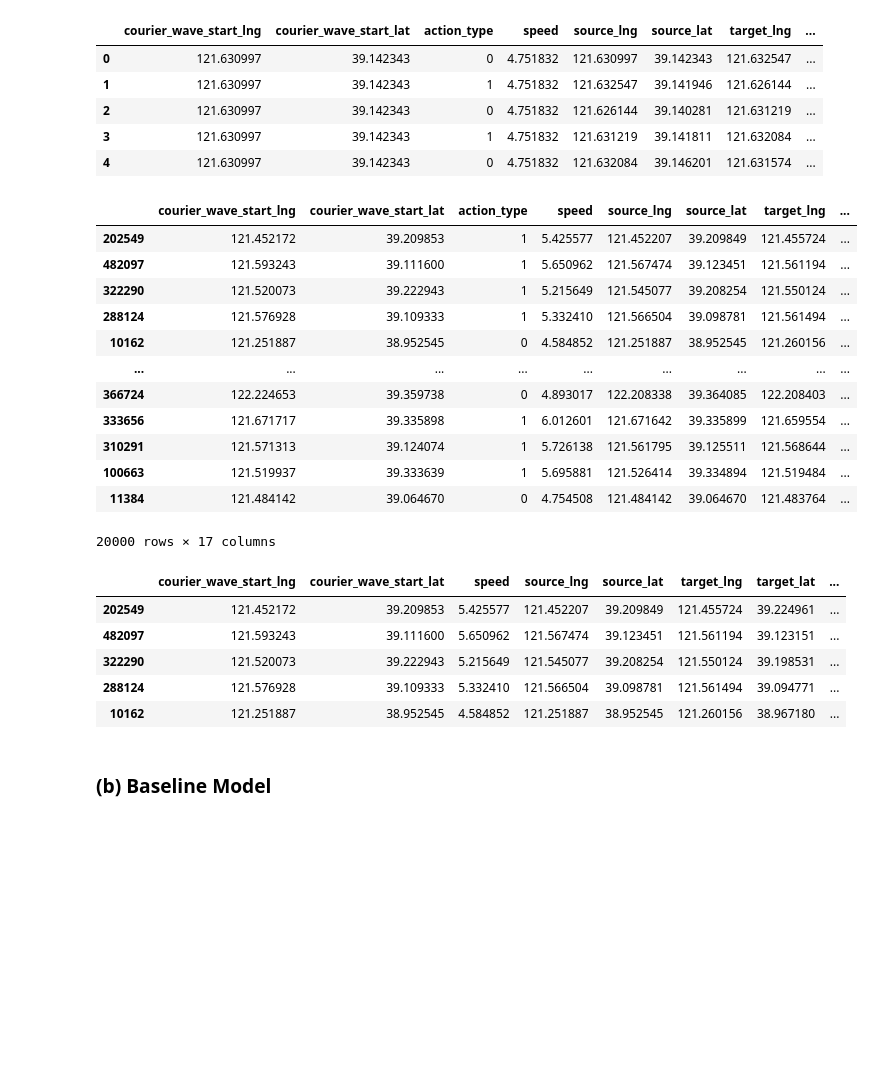
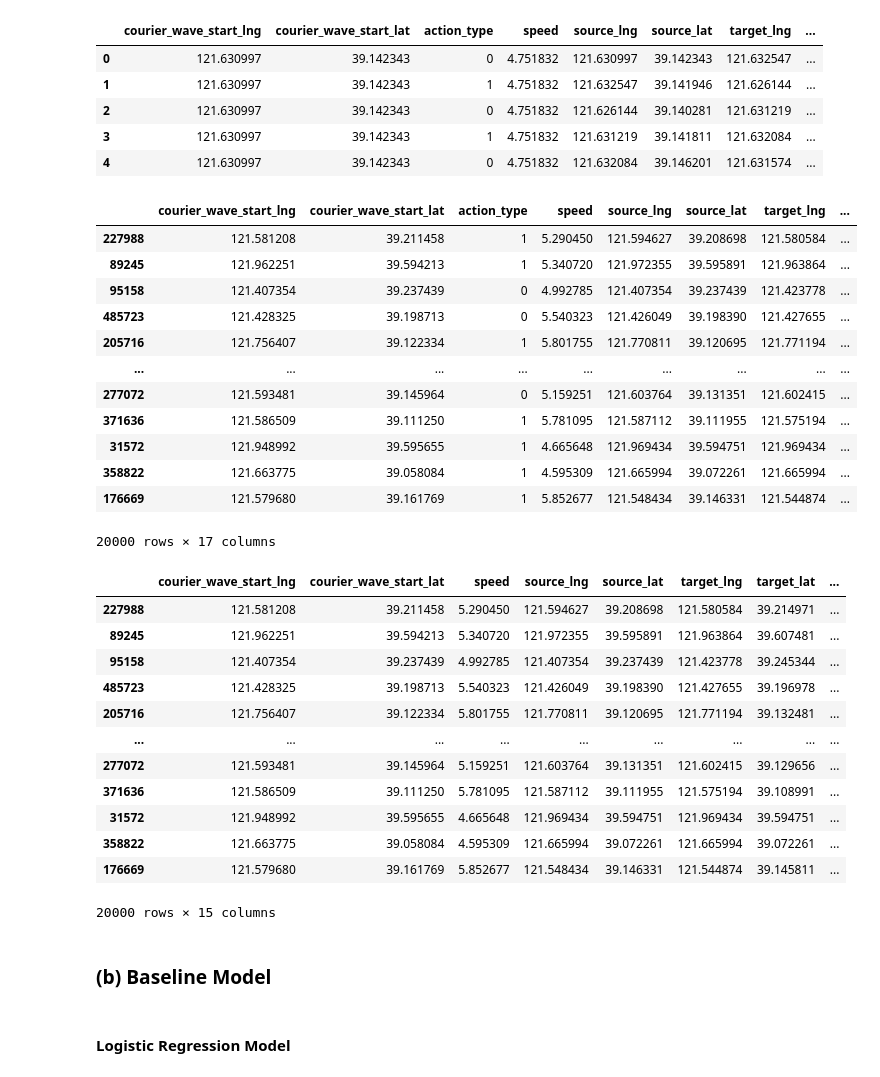
Before and after one commit to Zora-10/Machine-Learning-Individual-Project, a Jupyter notebook: Project1/solution/solution.ipynb, the cells around one changed output. Saved outputs shown, nothing was run; the diff lists cells and outputs as text; code cells hidden in the pictures; blank space fills up the shorter version.

Commit message:
done baseline model

```diff
--- a/Project1/solution/solution.ipynb
+++ b/Project1/solution/solution.ipynb
@@ -174,23 +208,7 @@ plt.show()
 # %%
-# drop features
-df1 = df_train.drop(
-    columns=[
-        "courier_id",
-        "tracking_id",
-        "id",
-        "source_tracking_id",
-        "group",
-        "wave_index",
-        "date",
-        "level",
-        "max_load",
-        "aoi_id",
-        "shop_id",
-    ]
-).dropna()
+# convert categorical to numeric (binary encoding)
+df_dropped["action_type"] = df_dropped["action_type"].map({"PICKUP": 0, "DELIVERY": 1})
 
-# convert categorical to numeric
-df1["action_type"] = df1["action_type"].map({"PICKUP": 0, "DELIVERY": 1})
 
 # remove outliers
 def remove_outliers_iqr(df, col):
@@ -201,13 +219,14 @@ def remove_outliers_iqr(df, col):
     upper = Q3 + 1.5 * IQR
     return df[(df[col] >= lower) & (df[col] <= upper)]
 
-for col in ["grid_distance", "expected_use_time", "speed"]:
-    df1 = remove_outliers_iqr(df1, col)
+# grid_distance and urgency are extremely skewed, they have outliers
+for col in ["grid_distance", "urgency"]:
+    df_dropped = remove_outliers_iqr(df_dropped, col)
 
 # convert weather_grade and source_type to dummies
-df2 = pd.get_dummies(df1, columns=["weather_grade", "source_type"], drop_first=True)
+df_full = pd.get_dummies(df_dropped, columns=["weather_grade", "source_type"], drop_first=True)
 
-df2.head()
+df_full.head()
 # %% [output]
 |  | courier_wave_start_lng | courier_wave_start_lat | action_type | speed | source_lng | source_lat | target_lng | ... |
 | 0 | 121.630997 | 39.142343 | 0 | 4.751832 | 121.630997 | 39.142343 | 121.632547 | ... |
@@ -217,35 +236,48 @@ df2.head()
 | 4 | 121.630997 | 39.142343 | 0 | 4.751832 | 121.632084 | 39.146201 | 121.631574 | ... |
 # %%
 # down sample
-df_down_sampled = df2.sample(20000, random_state=42)
+df_down_sampled = df_full.sample(20000, random_state=42)
 
 df_down_sampled
 # %% [output]
 |  | courier_wave_start_lng | courier_wave_start_lat | action_type | speed | source_lng | source_lat | target_lng | ... |
-| 202549 | 121.452172 | 39.209853 | 1 | 5.425577 | 121.452207 | 39.209849 | 121.455724 | ... |
-| 482097 | 121.593243 | 39.111600 | 1 | 5.650962 | 121.567474 | 39.123451 | 121.561194 | ... |
-| 322290 | 121.520073 | 39.222943 | 1 | 5.215649 | 121.545077 | 39.208254 | 121.550124 | ... |
-| 288124 | 121.576928 | 39.109333 | 1 | 5.332410 | 121.566504 | 39.098781 | 121.561494 | ... |
-| 10162 | 121.251887 | 38.952545 | 0 | 4.584852 | 121.251887 | 38.952545 | 121.260156 | ... |
+| 227988 | 121.581208 | 39.211458 | 1 | 5.290450 | 121.594627 | 39.208698 | 121.580584 | ... |
+| 89245 | 121.962251 | 39.594213 | 1 | 5.340720 | 121.972355 | 39.595891 | 121.963864 | ... |
+| 95158 | 121.407354 | 39.237439 | 0 | 4.992785 | 121.407354 | 39.237439 | 121.423778 | ... |
+| 485723 | 121.428325 | 39.198713 | 0 | 5.540323 | 121.426049 | 39.198390 | 121.427655 | ... |
+| 205716 | 121.756407 | 39.122334 | 1 | 5.801755 | 121.770811 | 39.120695 | 121.771194 | ... |
 | ... | ... | ... | ... | ... | ... | ... | ... | ... |
-| 366724 | 122.224653 | 39.359738 | 0 | 4.893017 | 122.208338 | 39.364085 | 122.208403 | ... |
-| 333656 | 121.671717 | 39.335898 | 1 | 6.012601 | 121.671642 | 39.335899 | 121.659554 | ... |
-| 310291 | 121.571313 | 39.124074 | 1 | 5.726138 | 121.561795 | 39.125511 | 121.568644 | ... |
-| 100663 | 121.519937 | 39.333639 | 1 | 5.695881 | 121.526414 | 39.334894 | 121.519484 | ... |
-| 11384 | 121.484142 | 39.064670 | 0 | 4.754508 | 121.484142 | 39.064670 | 121.483764 | ... |
+| 277072 | 121.593481 | 39.145964 | 0 | 5.159251 | 121.603764 | 39.131351 | 121.602415 | ... |
+| 371636 | 121.586509 | 39.111250 | 1 | 5.781095 | 121.587112 | 39.111955 | 121.575194 | ... |
+| 31572 | 121.948992 | 39.595655 | 1 | 4.665648 | 121.969434 | 39.594751 | 121.969434 | ... |
+| 358822 | 121.663775 | 39.058084 | 1 | 4.595309 | 121.665994 | 39.072261 | 121.665994 | ... |
+| 176669 | 121.579680 | 39.161769 | 1 | 5.852677 | 121.548434 | 39.146331 | 121.544874 | ... |
 20000 rows × 17 columns
 # %%
+# X = df_full.drop(columns=["action_type", "expected_use_time"])
+# y_class = df_full["action_type"]
+# y_reg = df_full["expected_use_time"]
+
 X = df_down_sampled.drop(columns=["action_type", "expected_use_time"])
 y_class = df_down_sampled["action_type"]
 y_reg = df_down_sampled["expected_use_time"]
 
-X.head()
+X
 # %% [output]
 |  | courier_wave_start_lng | courier_wave_start_lat | speed | source_lng | source_lat | target_lng | target_lat | ... |
-| 202549 | 121.452172 | 39.209853 | 5.425577 | 121.452207 | 39.209849 | 121.455724 | 39.224961 | ... |
-| 482097 | 121.593243 | 39.111600 | 5.650962 | 121.567474 | 39.123451 | 121.561194 | 39.123151 | ... |
-| 322290 | 121.520073 | 39.222943 | 5.215649 | 121.545077 | 39.208254 | 121.550124 | 39.198531 | ... |
-| 288124 | 121.576928 | 39.109333 | 5.332410 | 121.566504 | 39.098781 | 121.561494 | 39.094771 | ... |
-| 10162 | 121.251887 | 38.952545 | 4.584852 | 121.251887 | 38.952545 | 121.260156 | 38.967180 | ... |
+| 227988 | 121.581208 | 39.211458 | 5.290450 | 121.594627 | 39.208698 | 121.580584 | 39.214971 | ... |
+| 89245 | 121.962251 | 39.594213 | 5.340720 | 121.972355 | 39.595891 | 121.963864 | 39.607481 | ... |
+| 95158 | 121.407354 | 39.237439 | 4.992785 | 121.407354 | 39.237439 | 121.423778 | 39.245344 | ... |
+| 485723 | 121.428325 | 39.198713 | 5.540323 | 121.426049 | 39.198390 | 121.427655 | 39.196978 | ... |
+| 205716 | 121.756407 | 39.122334 | 5.801755 | 121.770811 | 39.120695 | 121.771194 | 39.132481 | ... |
+| ... | ... | ... | ... | ... | ... | ... | ... | ... |
+| 277072 | 121.593481 | 39.145964 | 5.159251 | 121.603764 | 39.131351 | 121.602415 | 39.129656 | ... |
+| 371636 | 121.586509 | 39.111250 | 5.781095 | 121.587112 | 39.111955 | 121.575194 | 39.108991 | ... |
+| 31572 | 121.948992 | 39.595655 | 4.665648 | 121.969434 | 39.594751 | 121.969434 | 39.594751 | ... |
+| 358822 | 121.663775 | 39.058084 | 4.595309 | 121.665994 | 39.072261 | 121.665994 | 39.072261 | ... |
+| 176669 | 121.579680 | 39.161769 | 5.852677 | 121.548434 | 39.146331 | 121.544874 | 39.145811 | ... |
+20000 rows × 15 columns
 # %% [markdown]
 ### **(b) Baseline Model**
+# %% [markdown]
+#### Logistic Regression Model
```
Also changed, not shown: parts of 12 cells of this notebook.
